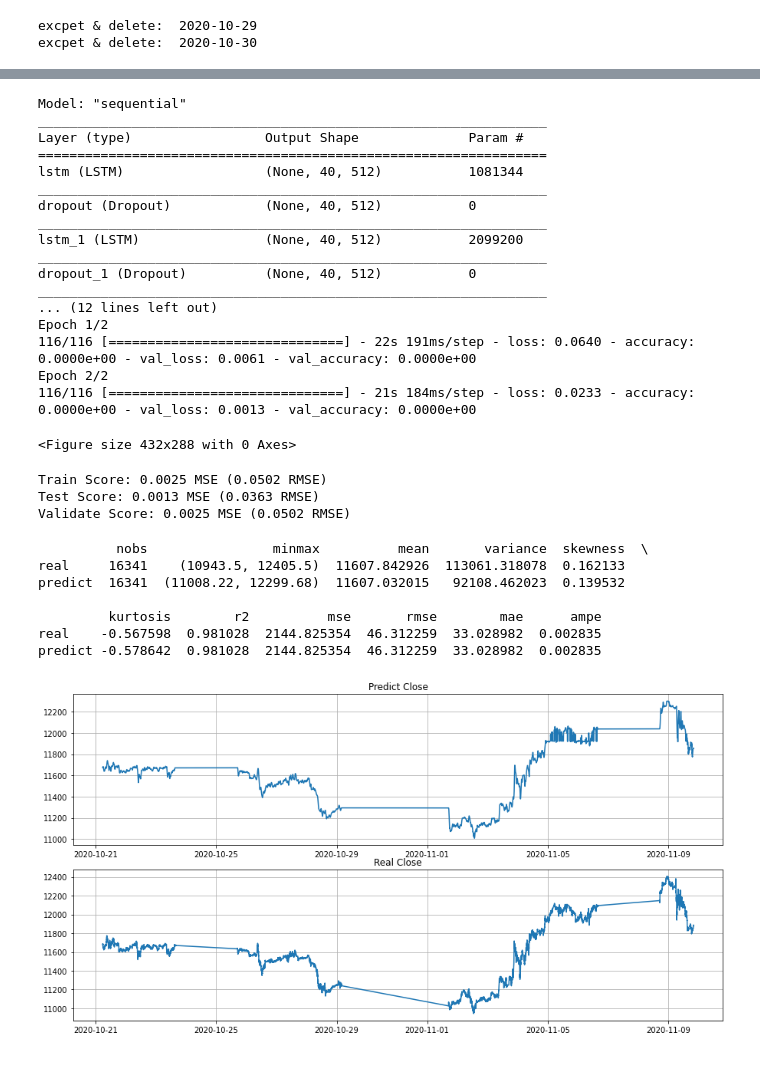
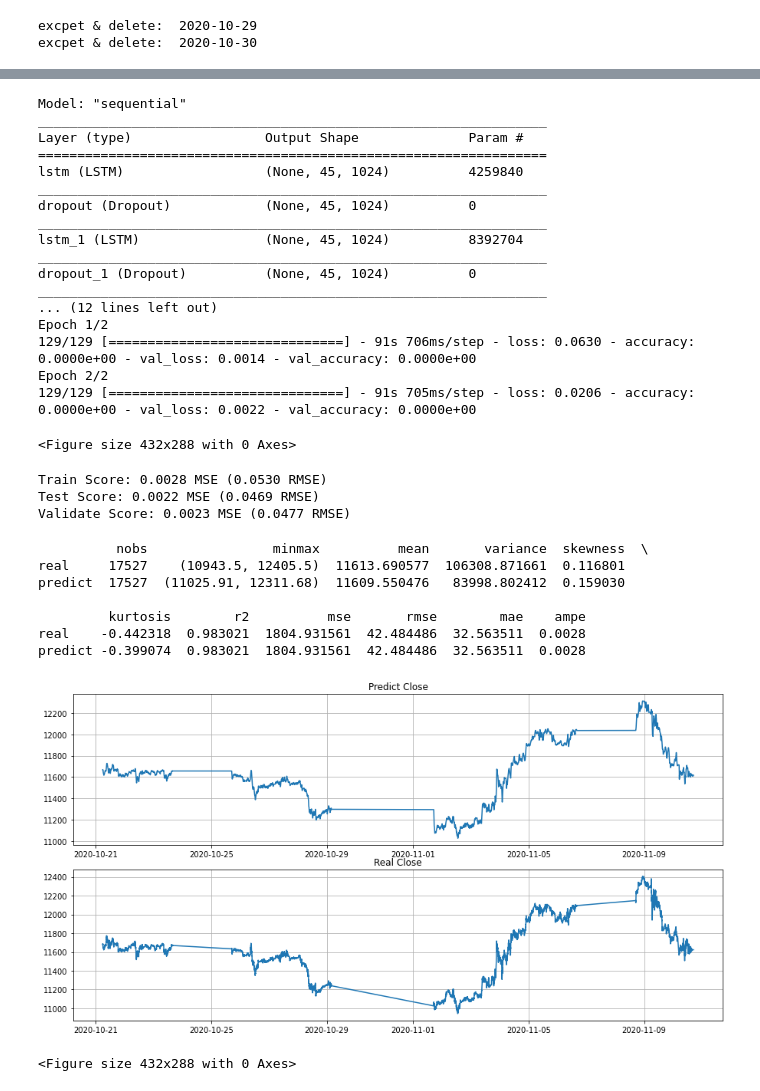
Before and after one commit to webclinic017/dbpower-machine-learning-project, a Jupyter notebook: nq.ipynb, the cells around one changed output, grey strips where cells are left out. Saved outputs shown, nothing was run; the diff lists cells and outputs as text; code cells hidden in the pictures.

```diff
--- a/nq.ipynb
+++ b/nq.ipynb
@@ -61,14 +61,24 @@ def reshape_dataframe(df0):
     return df0_1
 
 # 1.1 数据源
+files = []
 file_1 = os.path.abspath(os.path.join('data', 'nq', 'nq-20201105.csv'))
 df1_1 = reshape_dataframe(pd.read_csv(file_1))
+files.append(df1_1)
+
 file_2 = os.path.abspath(os.path.join('data', 'nq', 'nq-20201105_Aug_Sep.csv'))
 df1_2 = reshape_dataframe(pd.read_csv(file_2))
+files.append(df1_2)
+
 file_3 = os.path.abspath(os.path.join('data', 'nq', 'nq-20201110.csv'))
 df1_3 = reshape_dataframe(pd.read_csv(file_3))
+files.append(df1_3)
 
-df2 = pd.concat([df1_1, df1_2, df1_3], ignore_index=False)
+file_4 = os.path.abspath(os.path.join('data', 'nq', 'nq-20201111.csv'))
+df1_4 = reshape_dataframe(pd.read_csv(file_4))
+files.append(df1_4)
+
+df2 = pd.concat(files, ignore_index=False)
 
 # 1.2 刪除重覆index
 df2 = df2.groupby(df2.index).first()
@@ -223,7 +234,7 @@ df8 = pd.DataFrame(_df8, columns=df8.columns, index=df8.index)
 
 # 5.5 分包
 no_day = np.array([v.shape[0] for k, v in data.items()])
-no_day_1, no_day_2, no_day_3 = no_day[:-30].sum(), no_day[:-15].sum(), no_day.sum()
+no_day_1, no_day_2, no_day_3 = no_day[:-25].sum(), no_day[:-16].sum(), no_day.sum()
 train_data = df8.iloc[200 : no_day_1]
 test_data = df8.iloc[no_day_1 : no_day_2]
 validation_data = df8.iloc[no_day_2 : no_day_3]
@@ -243,9 +254,9 @@ def split_data_v2(data, timesteps, t_pus_no):
     return [x_data, y_data]
 
 # 5.7 窗口步長
-t_pus_no = 5
-window_size_1 = 40
-window_size_2 = 40
+t_pus_no = 1
+window_size_1 = 45
+window_size_2 = 45
 x_train, y_train = split_data_v2(train_data, window_size_1, t_pus_no)
 x_test, y_test = split_data_v2(test_data, window_size_1, t_pus_no)
 x_valid, y_valid = split_data_v2(validation_data, window_size_2, t_pus_no)
@@ -264,7 +275,7 @@ print('验证集: X_Valid Data: {}, Y_Valid Data: {}'.format(x_valid.shape, y_va
 # 6.1.1 模型参数
 batch_size = 512
 epochs = 2
-units = 512
+units = 1024
 verbose = 1
 no_batches = x_train.shape[0]
 timesteps = x_train.shape[1]
@@ -312,19 +323,19 @@ Model: "sequential"
 _________________________________________________________________
 Layer (type)                 Output Shape              Param #
 =================================================================
-lstm (LSTM)                  (None, 40, 512)           1081344
+lstm (LSTM)                  (None, 45, 1024)          4259840
 _________________________________________________________________
-dropout (Dropout)            (None, 40, 512)           0
+dropout (Dropout)            (None, 45, 1024)          0
 _________________________________________________________________
-lstm_1 (LSTM)                (None, 40, 512)           2099200
+lstm_1 (LSTM)                (None, 45, 1024)          8392704
 _________________________________________________________________
-dropout_1 (Dropout)          (None, 40, 512)           0
+dropout_1 (Dropout)          (None, 45, 1024)          0
 _________________________________________________________________
 ... (12 lines left out)
 Epoch 1/2
-116/116 [==============================] - 22s 191ms/step - loss: 0.0640 - accuracy: 0.0000e+00 - val_loss: 0.0061 - val_accuracy: 0.0000e+00
+129/129 [==============================] - 91s 706ms/step - loss: 0.0630 - accuracy: 0.0000e+00 - val_loss: 0.0014 - val_accuracy: 0.0000e+00
 Epoch 2/2
-116/116 [==============================] - 21s 184ms/step - loss: 0.0233 - accuracy: 0.0000e+00 - val_loss: 0.0013 - val_accuracy: 0.0000e+00
+129/129 [==============================] - 91s 705ms/step - loss: 0.0206 - accuracy: 0.0000e+00 - val_loss: 0.0022 - val_accuracy: 0.0000e+00
 # %%
 # 7.1 visualize loss
 keys = list(history_model.history.keys())
@@ -367,9 +378,9 @@ print('Test Score: %.4f MSE (%.4f RMSE)' % (test_score[0], math.sqrt(test_score[
 valid_score = model.evaluate(x_valid, y_valid, verbose=0)
 print('Validate Score: %.4f MSE (%.4f RMSE)' % (valid_score[0], math.sqrt(valid_score[0])))
 # %% [output]
-Train Score: 0.0025 MSE (0.0502 RMSE)
-Test Score: 0.0013 MSE (0.0363 RMSE)
-Validate Score: 0.0025 MSE (0.0502 RMSE)
+Train Score: 0.0028 MSE (0.0530 RMSE)
+Test Score: 0.0022 MSE (0.0469 RMSE)
+Validate Score: 0.0023 MSE (0.0477 RMSE)
 # %%
 # 9.0 prediction
 predict1 = model.predict(x_valid)
@@ -405,44 +416,48 @@ result1 = [r2, mse, rmse, mae, ampe]
 df12 = pd.DataFrame([list(stats_1)+result1, list(stats_2)+result1], columns=list(stats_1._fields)+columns2, index=['real', 'predict'])
 
 # 9.3.2 save stats evaluate
 path_3 = os.path.abspath(os.path.join('data', 'img-nq', 'prediction', 'nq-prediction-'+cur_time+'.csv'))
 if os.path.exists(path_3):
     os.remove(path_3)
 df12.to_csv(path_3)
 print(df12)
 
-# 9.4.1 combine
+# 9.4 combine
 df10 = df7.drop(list(df7.columns)[6:], axis=1)
 df11 = pd.concat([df10, df9], axis=1)
 df11 = df11.tail(df9.shape[0]+window_size_1+t_pus_no)
 
-# 9.4.2 save
-path_1 = os.path.abspath(os.path.join('data', 'nq', 'nq-prediction.csv'))
-if os.path.exists(path_1):
-    os.remove(path_1)
-df11.to_csv(path_1)
-
-# 9.5 chart
+# 9.5.1 chart1
 fig, axs = plt.subplots(2)
 fig.set_size_inches(12.5, 6.5)
 fig.tight_layout()
 axs[0].plot(df11.index, df11['predict_close'])
 axs[1].plot(df11.index, df11['real_close'])
 axs[0].grid(True)
 axs[1].grid(True)
 axs[0].set_title('Predict Close')
 axs[1].set_title('Real Close')
 
 path_2 = os.path.abspath(os.path.join('data', 'img-nq', 'prediction', 'nq-prediction-'+cur_time+'.jpg'))
 if os.path.exists(path_2):
     os.remove(path_2)
 plt.savefig(path_2)
+plt.show()
+plt.clf()
+
+# 9.6 save
+path_1 = os.path.abspath(os.path.join('data', 'nq', 'nq-prediction.csv'))
+if os.path.exists(path_1):
+    os.remove(path_1)
+df11 = df11.drop(['udate', 'real_close'], axis=1)
+df11.to_csv(path_1)
 # %% [output]
           nobs                minmax          mean       variance  skewness  \
-real     16341    (10943.5, 12405.5)  11607.842926  113061.318078  0.162133
-predict  16341  (11008.22, 12299.68)  11607.032015   92108.462023  0.139532
+real     17527    (10943.5, 12405.5)  11613.690577  106308.871661  0.116801
+predict  17527  (11025.91, 12311.68)  11609.550476   83998.802412  0.159030
 
-         kurtosis        r2          mse       rmse        mae      ampe
-real    -0.567598  0.981028  2144.825354  46.312259  33.028982  0.002835
-predict -0.578642  0.981028  2144.825354  46.312259  33.028982  0.002835
+         kurtosis        r2          mse       rmse        mae    ampe
+real    -0.442318  0.983021  1804.931561  42.484486  32.563511  0.0028
+predict -0.399074  0.983021  1804.931561  42.484486  32.563511  0.0028
-[figure, old version]
+[figure, new version]
+<Figure size 432x288 with 0 Axes>
```
Also changed, not shown: parts of 2 cells of this notebook.
